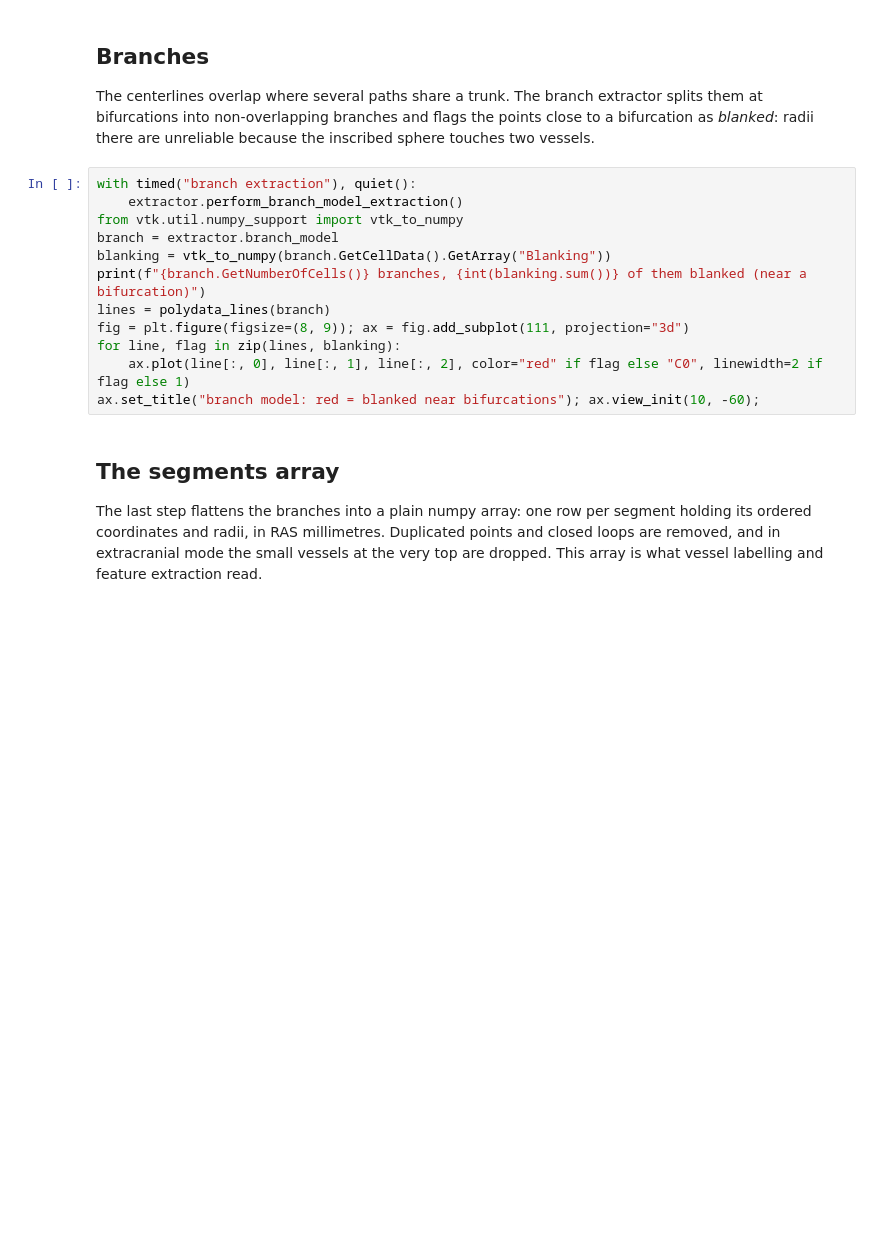
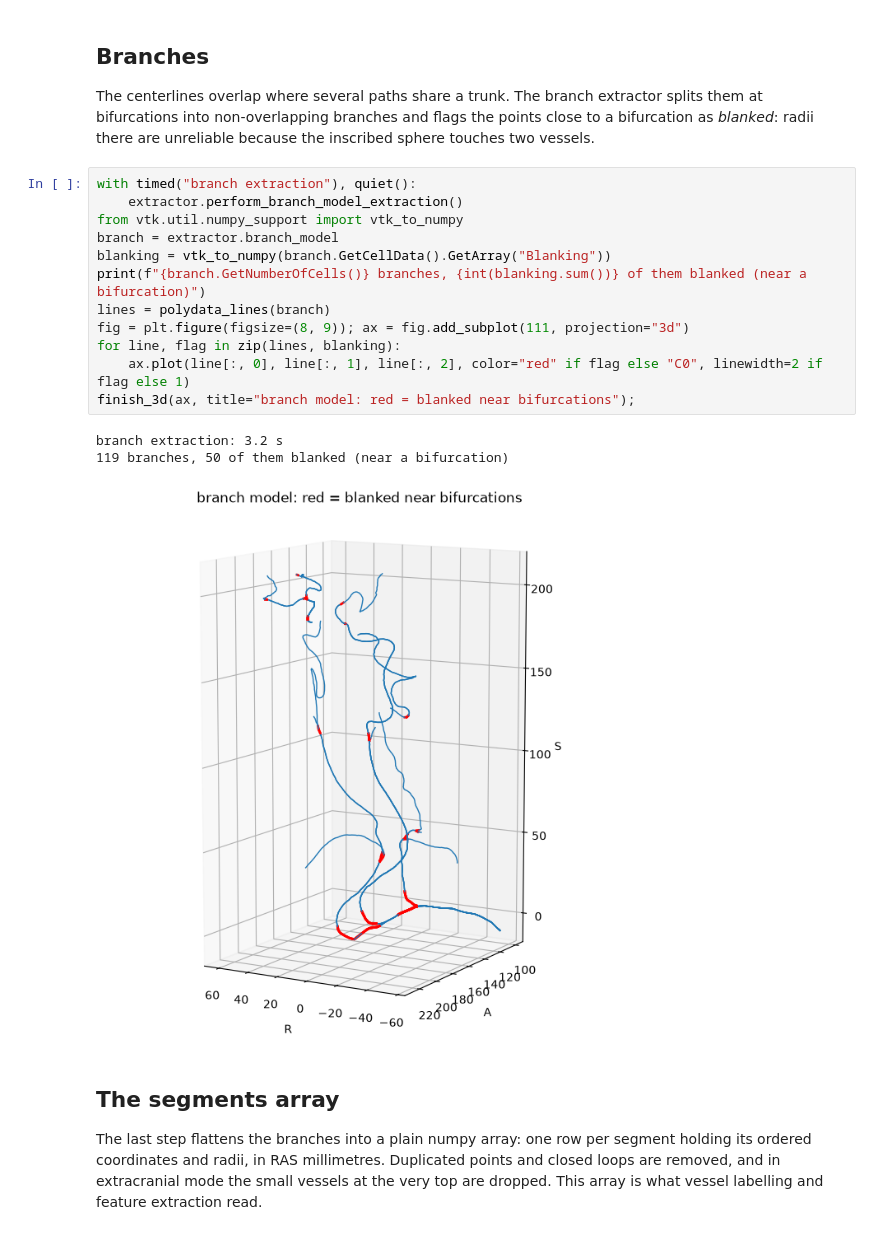
Before and after one commit to FLOWCAT-CV/arterial, a Jupyter notebook: notebooks/02_centerline_extraction.ipynb, the cells around one changed output. Cells and saved outputs as stored; diff of their text form; blank space fills up the shorter version.

Commit message:
notebooks: 02_centerline_extraction executed for review
Co-Authored-By: Claude Fable 5.1 <noreply@anthropic.com>

```diff
--- a/notebooks/02_centerline_extraction.ipynb
+++ b/notebooks/02_centerline_extraction.ipynb
@@ -60,15 +89,19 @@ The centerlines overlap where several paths share a trunk. The branch extractor
 # %%
 with timed("branch extraction"), quiet():
     extractor.perform_branch_model_extraction()
 from vtk.util.numpy_support import vtk_to_numpy
 branch = extractor.branch_model
 blanking = vtk_to_numpy(branch.GetCellData().GetArray("Blanking"))
 print(f"{branch.GetNumberOfCells()} branches, {int(blanking.sum())} of them blanked (near a bifurcation)")
 lines = polydata_lines(branch)
 fig = plt.figure(figsize=(8, 9)); ax = fig.add_subplot(111, projection="3d")
 for line, flag in zip(lines, blanking):
     ax.plot(line[:, 0], line[:, 1], line[:, 2], color="red" if flag else "C0", linewidth=2 if flag else 1)
-ax.set_title("branch model: red = blanked near bifurcations"); ax.view_init(10, -60);
+finish_3d(ax, title="branch model: red = blanked near bifurcations");
+# %% [output]
+branch extraction: 3.2 s
+119 branches, 50 of them blanked (near a bifurcation)
+[figure, added]
 # %% [markdown]
 ## The segments array
 
```
Also changed, not shown: parts of 7 cells of this notebook.
